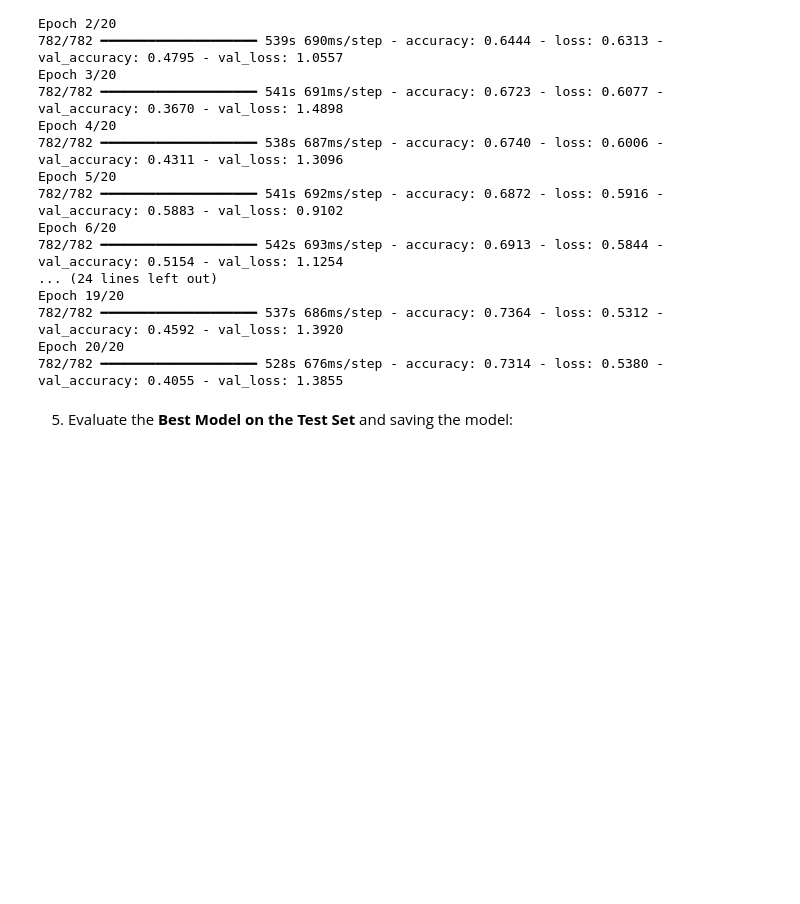
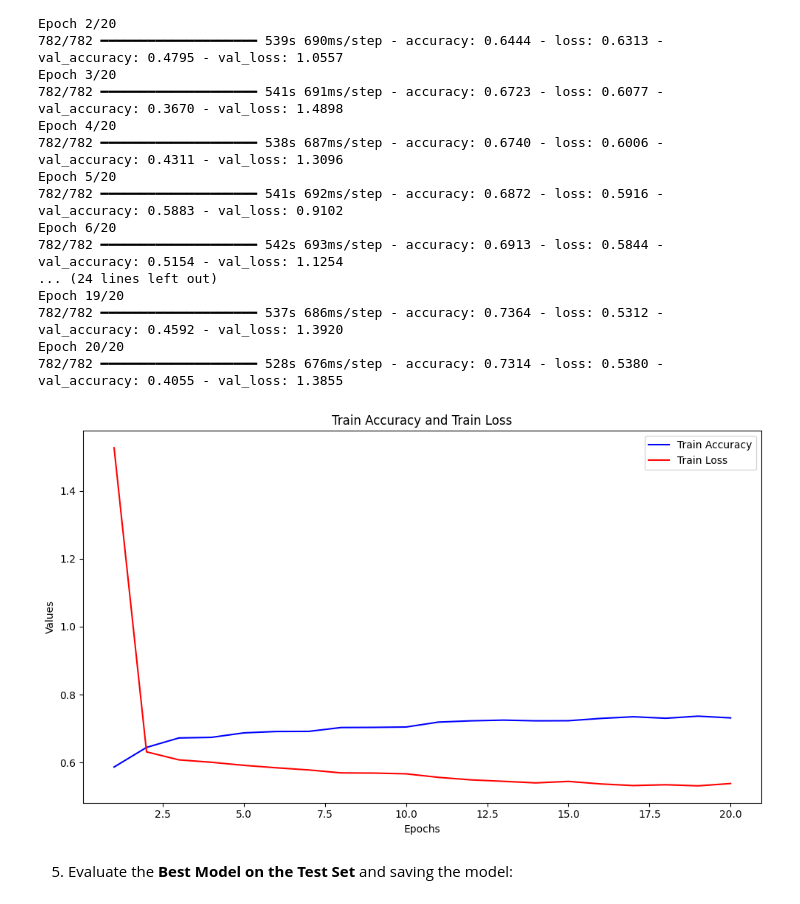
Before and after one commit to 4GeeksAcademy/Image-Classifier-Project_FGM, a Jupyter notebook: src/explore.ipynb, the cells around one changed output. Saved outputs shown, nothing was run; the diff lists cells and outputs as text; code cells hidden in the pictures; blank space fills up the shorter version.

```diff
--- a/src/explore.ipynb
+++ b/src/explore.ipynb
@@ -177,6 +177,35 @@ Epoch 19/20
 782/782 ━━━━━━━━━━━━━━━━━━━━ 537s 686ms/step - accuracy: 0.7364 - loss: 0.5312 - val_accuracy: 0.4592 - val_loss: 1.3920
 Epoch 20/20
 782/782 ━━━━━━━━━━━━━━━━━━━━ 528s 676ms/step - accuracy: 0.7314 - loss: 0.5380 - val_accuracy: 0.4055 - val_loss: 1.3855
+# %%
+import matplotlib.pyplot as plt
+
+# Manually input the accuracy and loss data for training and validation across epochs
+train_accuracy = [0.5866, 0.6444, 0.6723, 0.6740, 0.6872, 0.6913, 0.6916, 0.7030, 0.7034, 0.7045,
+                  0.7190, 0.7227, 0.7248, 0.7227, 0.7230, 0.7298, 0.7347, 0.7303, 0.7364, 0.7314]
+train_loss = [1.5271, 0.6313, 0.6077, 0.6006, 0.5916, 0.5844, 0.5780, 0.5693, 0.5688, 0.5666,
+              0.5562, 0.5488, 0.5445, 0.5399, 0.5443, 0.5368, 0.5320, 0.5344, 0.5312, 0.5380]
+
+# Plot train accuracy and train loss on the same graph
+plt.figure(figsize=(10, 6))
+
+# Plot train accuracy
+plt.plot(range(1, 21), train_accuracy, label='Train Accuracy', color='blue')
+
+# Plot train loss
+plt.plot(range(1, 21), train_loss, label='Train Loss', color='red')
+
+# Add titles and labels
+plt.title('Train Accuracy and Train Loss')
+plt.xlabel('Epochs')
+plt.ylabel('Values')
+plt.legend()
+
+# Show the plot
+plt.tight_layout()
+plt.show()
+# %% [output]
+[figure, added]
 # %% [markdown]
 5. Evaluate the **Best Model on the Test Set** and saving the model:
 # %%
```
